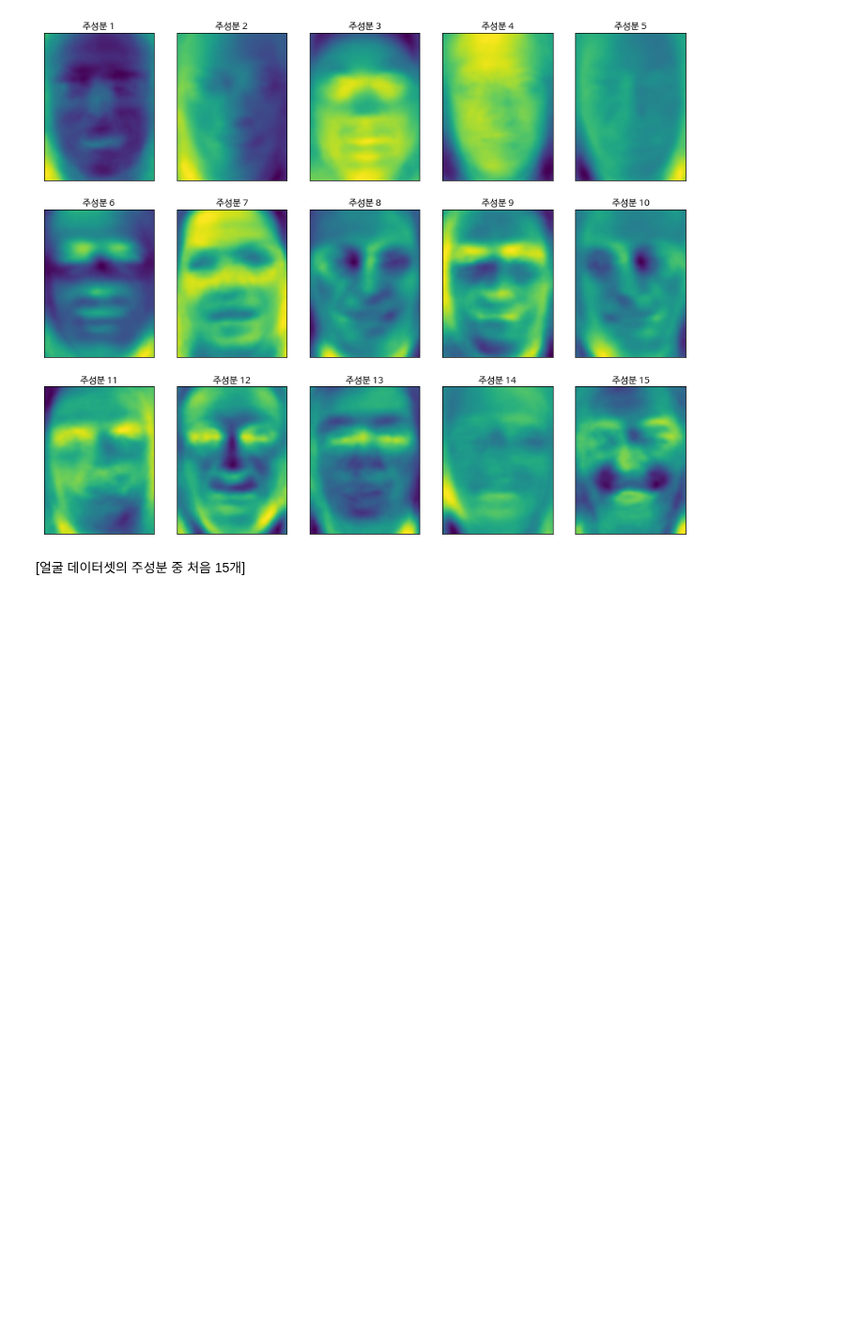
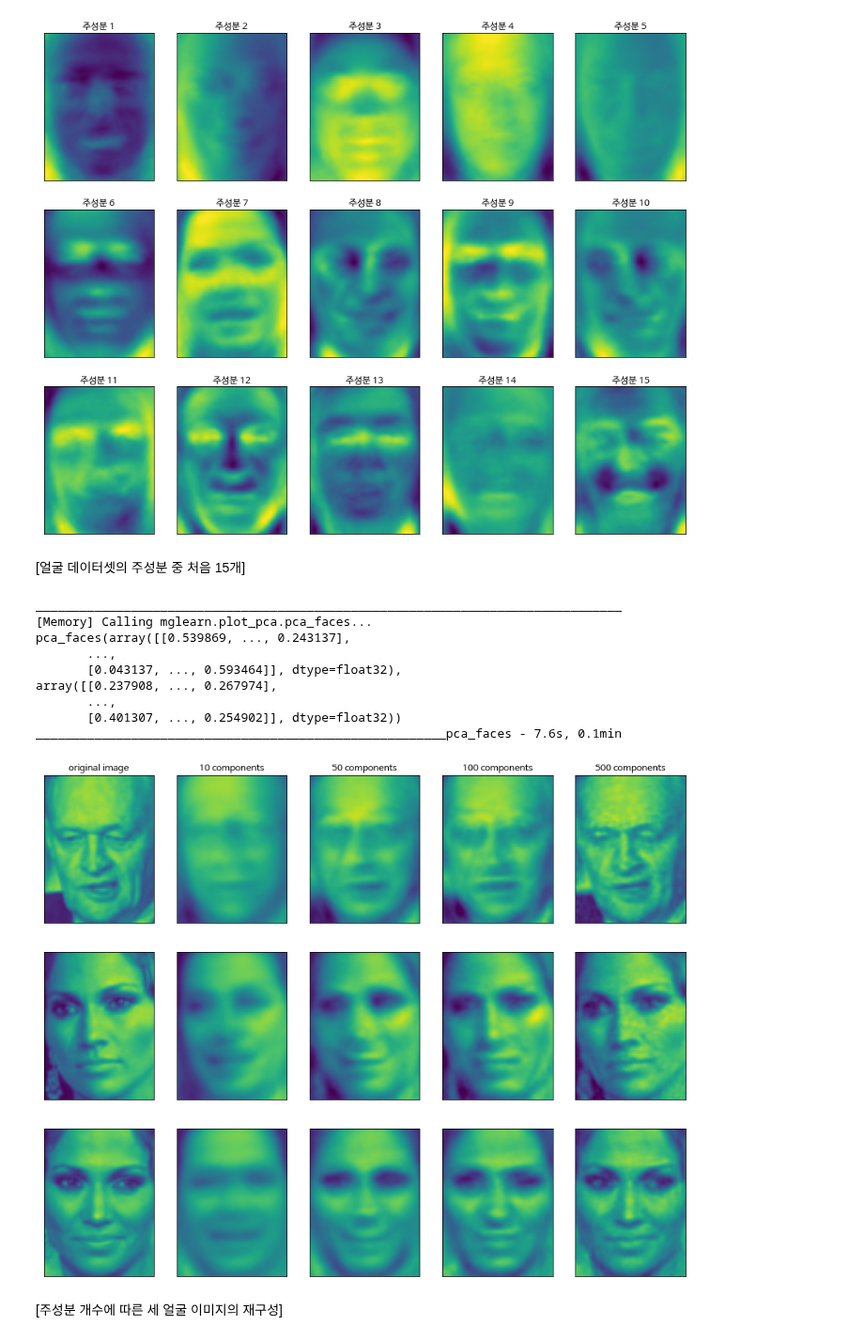
Before and after one commit to junes7/python_machine_learning, a Jupyter notebook: Dimensionality Reduction, Characterization Extraction, Manifold Learning.ipynb, the cells around one changed output. Shown at 94% size. Saved outputs shown, nothing was run; the diff lists cells and outputs as text; code cells hidden in the pictures; blank space fills up the shorter version.

Commit message:
study how to do reconsturction of three-face images according to the number of principal components

```diff
--- a/Dimensionality Reduction, Characterization Extraction, Manifold Learning.ipynb
+++ b/Dimensionality Reduction, Characterization Extraction, Manifold Learning.ipynb
@@ -220,3 +220,18 @@ for i, (component, ax) in enumerate(zip(pca.components_, axes.ravel())):
 [figure]
 # %% [markdown]
 [얼굴 데이터셋의 주성분 중 처음 15개]
+# %%
+mglearn.plots.plot_pca_faces(X_train, X_test, image_shape)
+# %% [output]
+________________________________________________________________________________
+[Memory] Calling mglearn.plot_pca.pca_faces...
+pca_faces(array([[0.539869, ..., 0.243137],
+       ...,
+       [0.043137, ..., 0.593464]], dtype=float32),
+array([[0.237908, ..., 0.267974],
+       ...,
+       [0.401307, ..., 0.254902]], dtype=float32))
+________________________________________________________pca_faces - 7.6s, 0.1min
+[figure, added]
+# %% [markdown]
+[주성분 개수에 따른 세 얼굴 이미지의 재구성]
```
Also changed, not shown: 4 other files.
